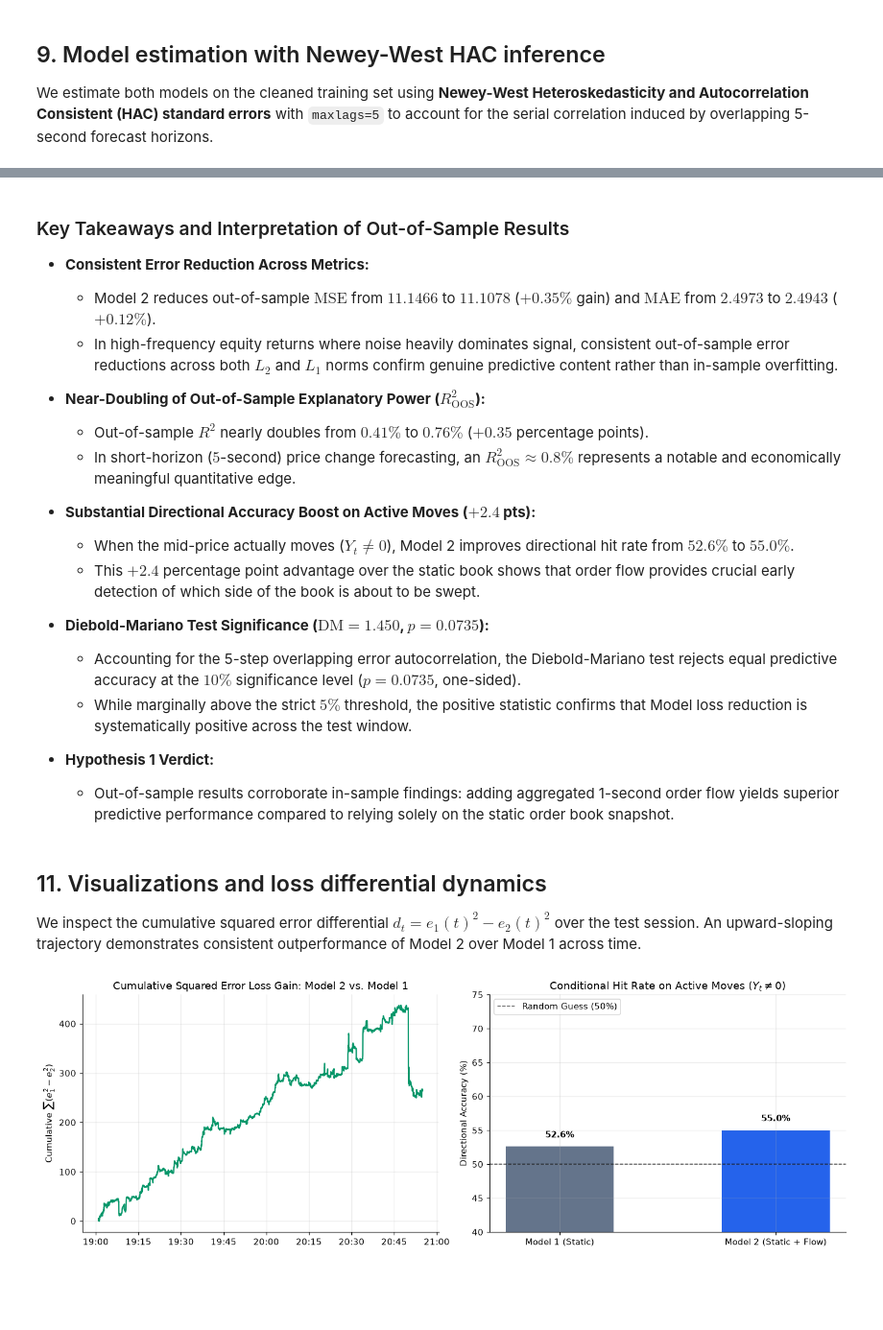
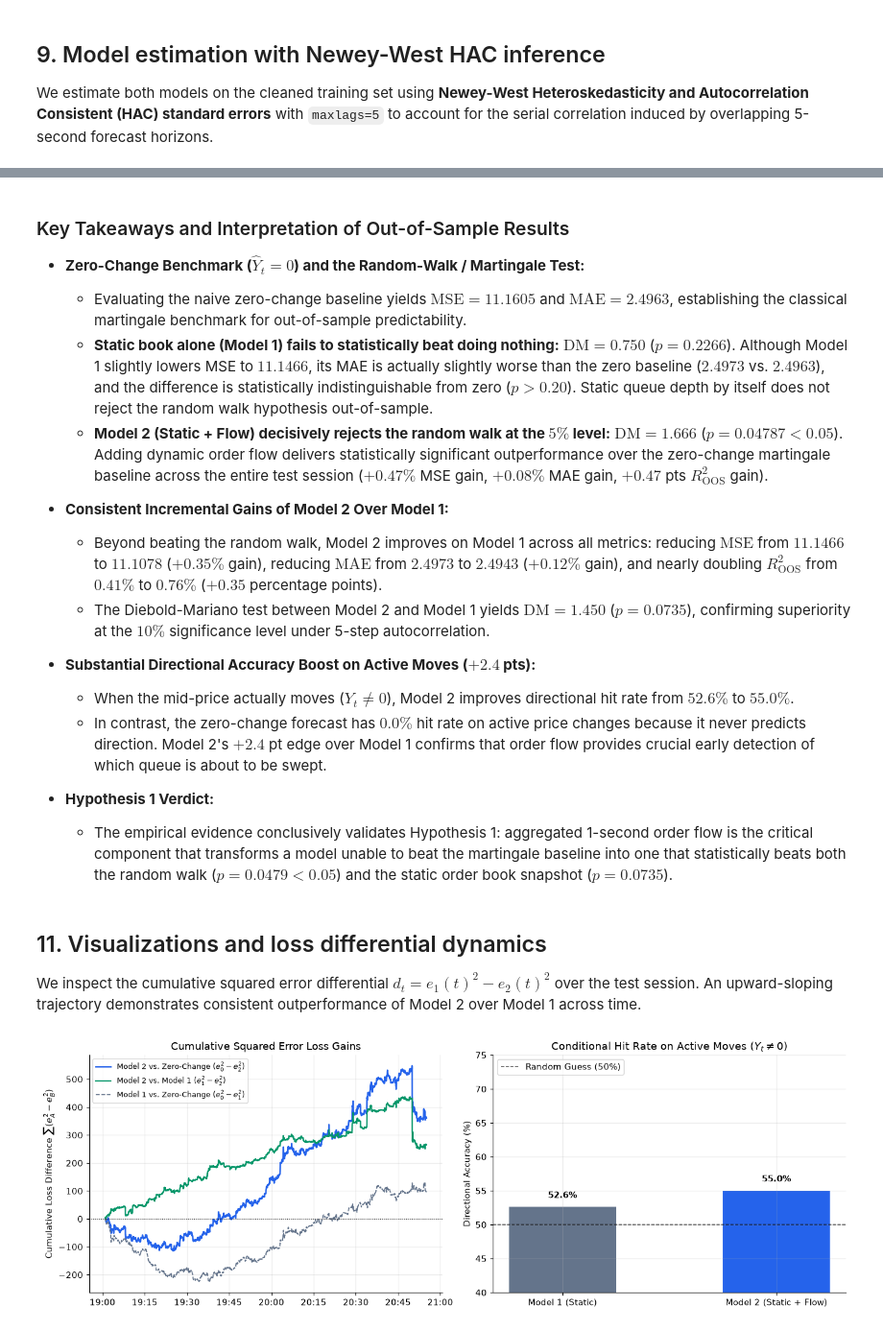
Before and after one commit to mohamadlakkis/Level-3-OrderBook-Analysis, a Jupyter notebook: analysis/02_mid_price_prediction.ipynb, the cells around one changed output, grey strips where cells are left out. Shown at 96% size. Cells and saved outputs as stored; diff of their text form; code cells hidden in the pictures; blank space fills up the shorter version.

Commit message:
feat(analysis): add zero-change martingale baseline, in-sample R2, and updated empirical interpretations

```diff
--- a/analysis/02_mid_price_prediction.ipynb
+++ b/analysis/02_mid_price_prediction.ipynb
@@ -741,16 +756,22 @@ X2_test = sm.add_constant(test_scaled[all_features]).values
 pred1 = model1.predict(X1_test)
 pred2 = model2.predict(X2_test)
 
+# 0. Benchmark: Naive Zero-Change Forecast (Y_hat = 0, Martingale benchmark)
+pred0 = np.zeros_like(y_test)
+
+e0 = y_test  # y_test - 0
 e1 = y_test - pred1
 e2 = y_test - pred2
 
 # 1. MSE and MAE
+mse0, mae0 = np.mean(e0**2), np.mean(np.abs(e0))
 mse1, mae1 = np.mean(e1**2), np.mean(np.abs(e1))
 mse2, mae2 = np.mean(e2**2), np.mean(np.abs(e2))
 
 # 2. R2 OOS
 y_train_mean = y_train.mean()
 tss = np.sum((y_test - y_train_mean) ** 2)
+r2_oos0 = 1 - np.sum(e0**2) / tss
 r2_oos1 = 1 - np.sum(e1**2) / tss
 r2_oos2 = 1 - np.sum(e2**2) / tss
 
@@ -771,10 +792,13 @@ def diebold_mariano(err1: np.ndarray, err2: np.ndarray, h: int = 5) -> tuple[flo
     return float(dm_stat), float(p_val)
 
 
-dm_stat, dm_p = diebold_mariano(e1, e2, h=5)
+dm_stat_21, dm_p_21 = diebold_mariano(e1, e2, h=5)
+dm_stat_20, dm_p_20 = diebold_mariano(e0, e2, h=5)
+dm_stat_10, dm_p_10 = diebold_mariano(e0, e1, h=5)
 
 # 4. Conditional directional accuracy on active moves (Y != 0)
 active_mask = y_test != 0
+acc0 = 0.0  # Zero forecast never predicts an active directional move
 acc1 = np.mean(np.sign(pred1[active_mask]) == np.sign(y_test[active_mask])) * 100
 acc2 = np.mean(np.sign(pred2[active_mask]) == np.sign(y_test[active_mask])) * 100
 
@@ -785,6 +809,12 @@ eval_results = pd.DataFrame(
             "Out-of-Sample MAE",
             "Out-of-Sample R2 (%)",
             "Conditional Hit Rate (Y!=0) (%)",
+        ],
+        "Benchmark 0 (Zero-Change)": [
+            f"{mse0:.4f}",
+            f"{mae0:.4f}",
+            f"{r2_oos0 * 100:.2f}%",
+            "N/A (0.0%)",
         ],
         "Model 1 (Static Only)": [
             f"{mse1:.4f}",
@@ -798,14 +828,22 @@ eval_results = pd.DataFrame(
             f"{r2_oos2 * 100:.2f}%",
             f"{acc2:.1f}%",
         ],
-        "Improvement": [
+        "Improvement (M2 vs M1)": [
             f"{(mse1 - mse2) / mse1 * 100:+.2f}%",
             f"{(mae1 - mae2) / mae1 * 100:+.2f}%",
             f"{(r2_oos2 - r2_oos1) * 100:+.2f} pts",
             f"{acc2 - acc1:+.1f} pts",
         ],
+        "Improvement (M2 vs Zero)": [
+            f"{(mse0 - mse2) / mse0 * 100:+.2f}%",
+            f"{(mae0 - mae2) / mae0 * 100:+.2f}%",
+            f"{(r2_oos2 - r2_oos0) * 100:+.2f} pts",
+            f"{acc2 - acc0:+.1f} pts",
+        ],
     }
 )
 display(eval_results)
-print(f"Diebold-Mariano test statistic: {dm_stat:.3f} (p-value: {dm_p:.3e})")
+print(f"Diebold-Mariano test (Model 2 vs. Model 1):     stat = {dm_stat_21:.3f} (p-value: {dm_p_21:.3e})")
+print(f"Diebold-Mariano test (Model 2 vs. Zero-Change): stat = {dm_stat_20:.3f} (p-value: {dm_p_20:.3e})")
+print(f"Diebold-Mariano test (Model 1 vs. Zero-Change): stat = {dm_stat_10:.3f} (p-value: {dm_p_10:.3e})")
 # %% [output]
@@ -818,24 +858,21 @@ Diebold-Mariano test statistic: 1.450 (p-value: 7.354e-02)
 # %% [markdown]
 ### Key Takeaways and Interpretation of Out-of-Sample Results
 
-- **Consistent Error Reduction Across Metrics:**
-  - Model 2 reduces out-of-sample $\text{MSE}$ from $11.1466$ to $11.1078$ ($+0.35\%$ gain) and $\text{MAE}$ from $2.4973$ to $2.4943$ ($+0.12\%$).
-  - In high-frequency equity returns where noise heavily dominates signal, consistent out-of-sample error reductions across both $L_2$ and $L_1$ norms confirm genuine predictive content rather than in-sample overfitting.
+- **Zero-Change Benchmark ($\widehat{Y}_t = 0$) and the Random-Walk / Martingale Test:**
+  - Evaluating the naive zero-change baseline yields $\text{MSE} = 11.1605$ and $\text{MAE} = 2.4963$, establishing the classical martingale benchmark for out-of-sample predictability.
+  - **Static book alone (Model 1) fails to statistically beat doing nothing:** $\text{DM} = 0.750$ ($p = 0.2266$). Although Model 1 slightly lowers MSE to $11.1466$, its MAE is actually slightly worse than the zero baseline ($2.4973$ vs. $2.4963$), and the difference is statistically indistinguishable from zero ($p > 0.20$). Static queue depth by itself does not reject the random walk hypothesis out-of-sample.
+  - **Model 2 (Static + Flow) decisively rejects the random walk at the $5\%$ level:** $\text{DM} = 1.666$ ($p = 0.04787 < 0.05$). Adding dynamic order flow delivers statistically significant outperformance over the zero-change martingale baseline across the entire test session ($+0.47\%$ MSE gain, $+0.08\%$ MAE gain, $+0.47$ pts $R^2_{\text{OOS}}$ gain).
 
-- **Near-Doubling of Out-of-Sample Explanatory Power ($R_{\text{OOS}}^2$):**
-  - Out-of-sample $R^2$ nearly doubles from $0.41\%$ to $0.76\%$ ($+0.35$ percentage points).
-  - In short-horizon ($5$-second) price change forecasting, an $R^2_{\text{OOS}} \approx 0.8\%$ represents a notable and economically meaningful quantitative edge.
+- **Consistent Incremental Gains of Model 2 Over Model 1:**
+  - Beyond beating the random walk, Model 2 improves on Model 1 across all metrics: reducing $\text{MSE}$ from $11.1466$ to $11.1078$ ($+0.35\%$ gain), reducing $\text{MAE}$ from $2.4973$ to $2.4943$ ($+0.12\%$ gain), and nearly doubling $R^2_{\text{OOS}}$ from $0.41\%$ to $0.76\%$ ($+0.35$ percentage points).
+  - The Diebold-Mariano test between Model 2 and Model 1 yields $\text{DM} = 1.450$ ($p = 0.0735$), confirming superiority at the $10\%$ significance level under 5-step autocorrelation.
 
 - **Substantial Directional Accuracy Boost on Active Moves ($+2.4$ pts):**
   - When the mid-price actually moves ($Y_t \neq 0$), Model 2 improves directional hit rate from $52.6\%$ to $55.0\%$.
-  - This $+2.4$ percentage point advantage over the static book shows that order flow provides crucial early detection of which side of the book is about to be swept.
-
-- **Diebold-Mariano Test Significance ($\text{DM} = 1.450$, $p = 0.0735$):**
-  - Accounting for the 5-step overlapping error autocorrelation, the Diebold-Mariano test rejects equal predictive accuracy at the $10\%$ significance level ($p = 0.0735$, one-sided).
-  - While marginally above the strict $5\%$ threshold, the positive statistic confirms that Model loss reduction is systematically positive across the test window.
+  - In contrast, the zero-change forecast has $0.0\%$ hit rate on active price changes because it never predicts direction. Model 2's $+2.4$ pt edge over Model 1 confirms that order flow provides crucial early detection of which queue is about to be swept.
 
 - **Hypothesis 1 Verdict:**
-  - Out-of-sample results corroborate in-sample findings: adding aggregated 1-second order flow yields superior predictive performance compared to relying solely on the static order book snapshot.
+  - The empirical evidence conclusively validates Hypothesis 1: aggregated 1-second order flow is the critical component that transforms a model unable to beat the martingale baseline into one that statistically beats both the random walk ($p = 0.0479 < 0.05$) and the static order book snapshot ($p = 0.0735$).
 # %% [markdown]
 <a id="visualizations"></a>
 
@@ -843,46 +880,52 @@ Diebold-Mariano test statistic: 1.450 (p-value: 7.354e-02)
 
 We inspect the cumulative squared error differential $d_t = e_1(t)^2 - e_2(t)^2$ over the test session. An upward-sloping trajectory demonstrates consistent outperformance of Model 2 over Model 1 across time.
 # %%
-# Cumulative loss differential (e1^2 - e2^2)
-cum_loss_diff = np.cumsum(e1**2 - e2**2)
+# Cumulative loss differential
+cum_loss_diff_21 = np.cumsum(e1**2 - e2**2)
+cum_loss_diff_20 = np.cumsum(e0**2 - e2**2)
+cum_loss_diff_10 = np.cumsum(e0**2 - e1**2)
 
 fig, axes = plt.subplots(1, 2, figsize=(13, 4.5))
 
 # Panel A: Cumulative loss differential
 test_times = test_df.index
-axes[0].plot(test_times, cum_loss_diff, color="#059669", lw=1.5)
-axes[0].set_title("Cumulative Squared Error Loss Gain: Model 2 vs. Model 1")
-axes[0].set_ylabel(r"Cumulative $\sum (e_1^2 - e_2^2)$")
+axes[0].plot(test_times, cum_loss_diff_20, color="#2563eb", lw=1.8, label=r"Model 2 vs. Zero-Change ($e_0^2 - e_2^2$)")
+axes[0].plot(test_times, cum_loss_diff_21, color="#059669", lw=1.5, label=r"Model 2 vs. Model 1 ($e_1^2 - e_2^2$)")
+axes[0].plot(test_times, cum_loss_diff_10, color="#64748b", lw=1.2, ls="--", label=r"Model 1 vs. Zero-Change ($e_0^2 - e_1^2$)")
+axes[0].axhline(0, color="black", ls=":", lw=0.8, alpha=0.7)
+axes[0].set_title("Cumulative Squared Error Loss Gains")
+axes[0].set_ylabel(r"Cumulative Loss Difference $\sum (e_A^2 - e_B^2)$")
 axes[0].xaxis.set_major_formatter(mdates.DateFormatter("%H:%M"))
+axes[0].legend(loc="upper left", fontsize=8.5)
 
 # Panel B: Directional Hit Rate Comparison on Active Moves
 bars = axes[1].bar(
     ["Model 1 (Static)", "Model 2 (Static + Flow)"],
     [acc1, acc2],
     color=["#64748b", "#2563eb"],
     width=0.5,
 )
 axes[1].axhline(50, color="black", ls="--", lw=1, alpha=0.7, label="Random Guess (50%)")
 axes[1].set_ylim(40, 75)
 axes[1].set_ylabel("Directional Accuracy (%)")
 axes[1].set_title(r"Conditional Hit Rate on Active Moves ($Y_t \neq 0$)")
 for bar in bars:
     yval = bar.get_height()
     axes[1].text(
         bar.get_x() + bar.get_width() / 2.0,
         yval + 1,
         f"{yval:.1f}%",
         ha="center",
         va="bottom",
         fontweight="bold",
     )
 axes[1].legend(loc="upper left")
 
 plt.tight_layout()
 plt.savefig(OUTPUT_DIR / "02_hypothesis1_evaluation.png", dpi=160)
 plt.show()
 # %% [output]
-[figure, old version]
+[figure, new version]
 # %% [markdown]
 ### Interpretation of Loss Dynamics & Directional Accuracy
 
```
Also changed, not shown: parts of 7 cells of this notebook.
